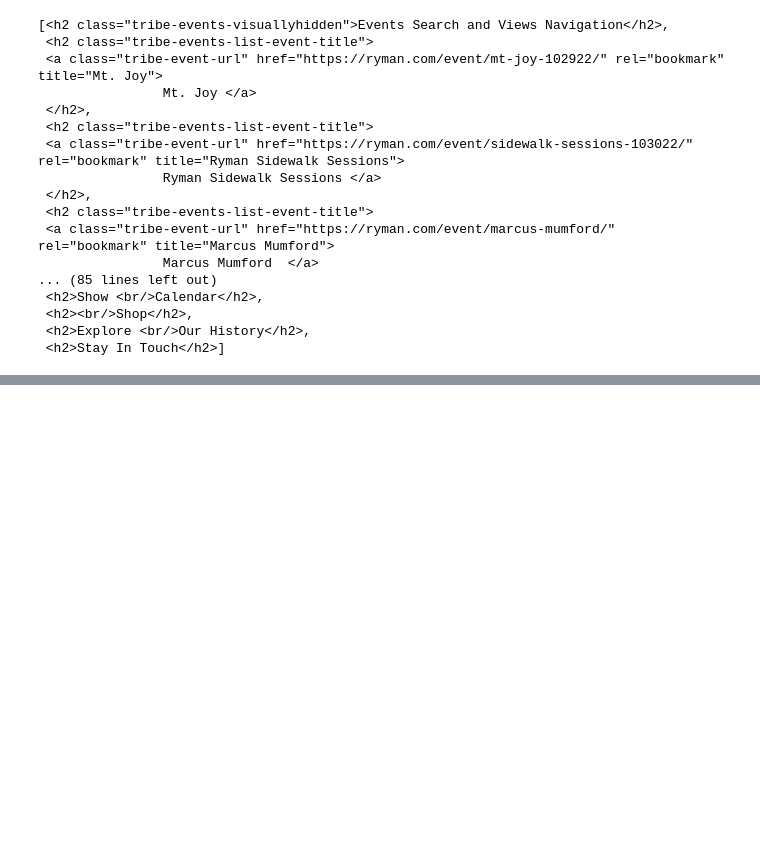
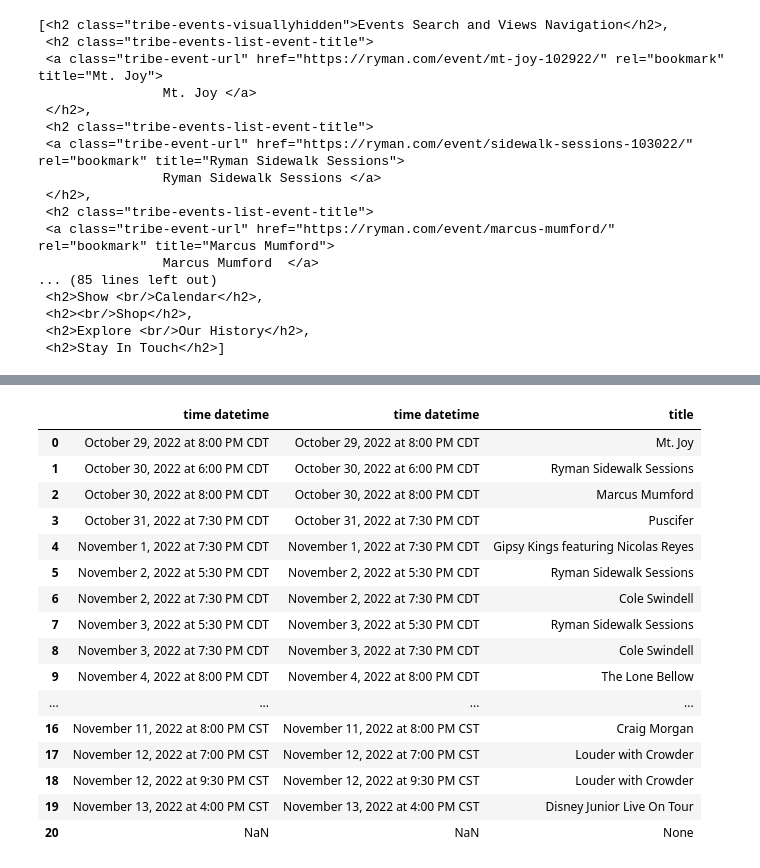
Before and after one commit to NSS-Data-Analytics-Cohort-7/web-scraping-ryman-bryanacolson, a Jupyter notebook: notebooks/Untitled2.ipynb, the cells around one changed output, grey strips where cells are left out. Cells and saved outputs as stored; diff of their text form; code cells hidden in the pictures; blank space fills up the shorter version.

```diff
--- a/notebooks/Untitled2.ipynb
+++ b/notebooks/Untitled2.ipynb
@@ -293,0 +277,22 @@ new_df = artist_df + time_df
+# %%
+concatenated = pd.concat([time_df.reset_index(drop=True), time_df2.reset_index(drop=True), artist_df.reset_index(drop=True)], axis=1)
+# %%
+concatenated
+# %% [output]
+|  | time datetime | time datetime | title |
+| 0 | October 29, 2022 at 8:00 PM CDT | October 29, 2022 at 8:00 PM CDT | Mt. Joy |
+| 1 | October 30, 2022 at 6:00 PM CDT | October 30, 2022 at 6:00 PM CDT | Ryman Sidewalk Sessions |
+| 2 | October 30, 2022 at 8:00 PM CDT | October 30, 2022 at 8:00 PM CDT | Marcus Mumford |
+| 3 | October 31, 2022 at 7:30 PM CDT | October 31, 2022 at 7:30 PM CDT | Puscifer |
+| 4 | November 1, 2022 at 7:30 PM CDT | November 1, 2022 at 7:30 PM CDT | Gipsy Kings featuring Nicolas Reyes |
+| 5 | November 2, 2022 at 5:30 PM CDT | November 2, 2022 at 5:30 PM CDT | Ryman Sidewalk Sessions |
+| 6 | November 2, 2022 at 7:30 PM CDT | November 2, 2022 at 7:30 PM CDT | Cole Swindell |
+| 7 | November 3, 2022 at 5:30 PM CDT | November 3, 2022 at 5:30 PM CDT | Ryman Sidewalk Sessions |
+| 8 | November 3, 2022 at 7:30 PM CDT | November 3, 2022 at 7:30 PM CDT | Cole Swindell |
+| 9 | November 4, 2022 at 8:00 PM CDT | November 4, 2022 at 8:00 PM CDT | The Lone Bellow |
+| ... | ... | ... | ... |
+| 16 | November 11, 2022 at 8:00 PM CST | November 11, 2022 at 8:00 PM CST | Craig Morgan |
+| 17 | November 12, 2022 at 7:00 PM CST | November 12, 2022 at 7:00 PM CST | Louder with Crowder |
+| 18 | November 12, 2022 at 9:30 PM CST | November 12, 2022 at 9:30 PM CST | Louder with Crowder |
+| 19 | November 13, 2022 at 4:00 PM CST | November 13, 2022 at 4:00 PM CST | Disney Junior Live On Tour |
+| 20 | NaN | NaN | None |
```
Also changed, not shown: parts of 25 cells of this notebook.
